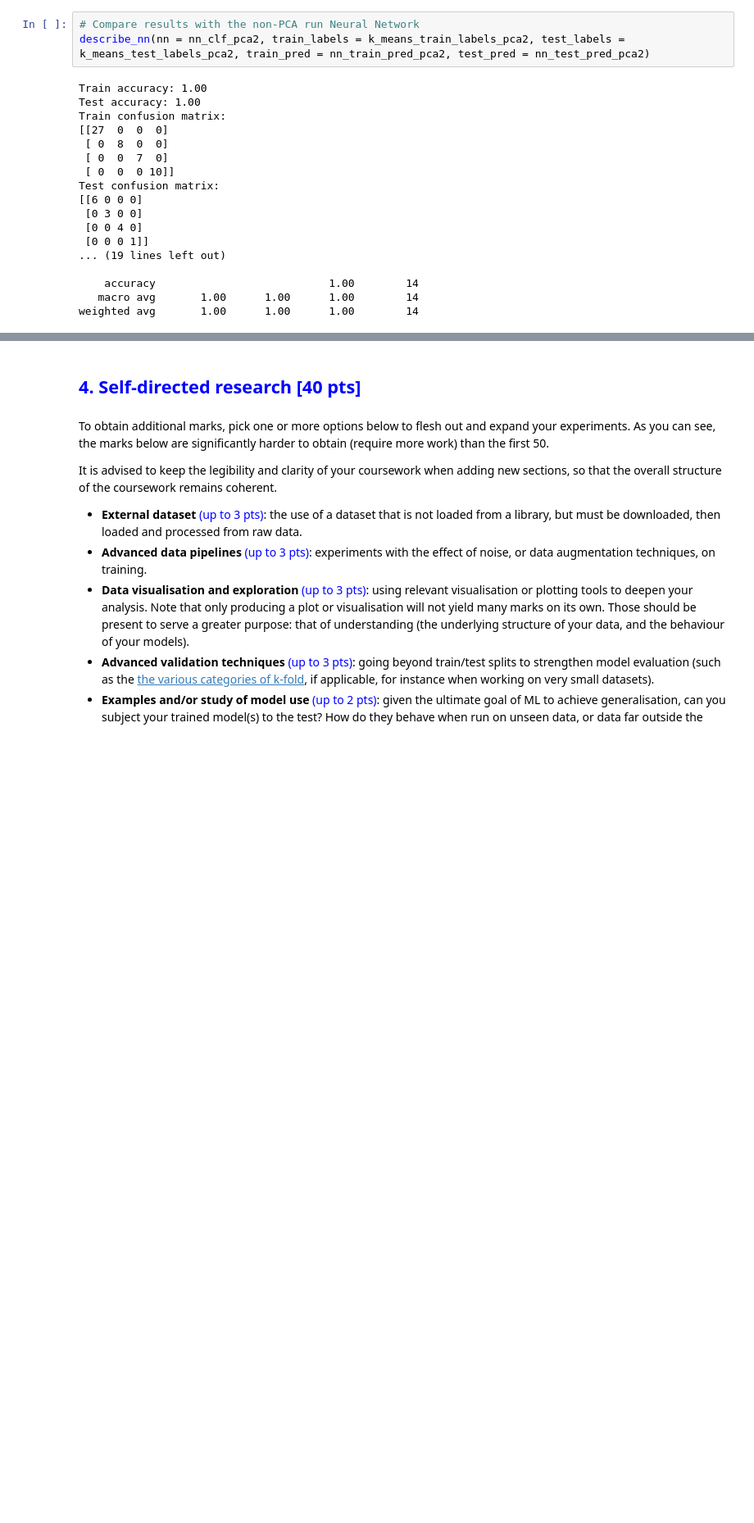
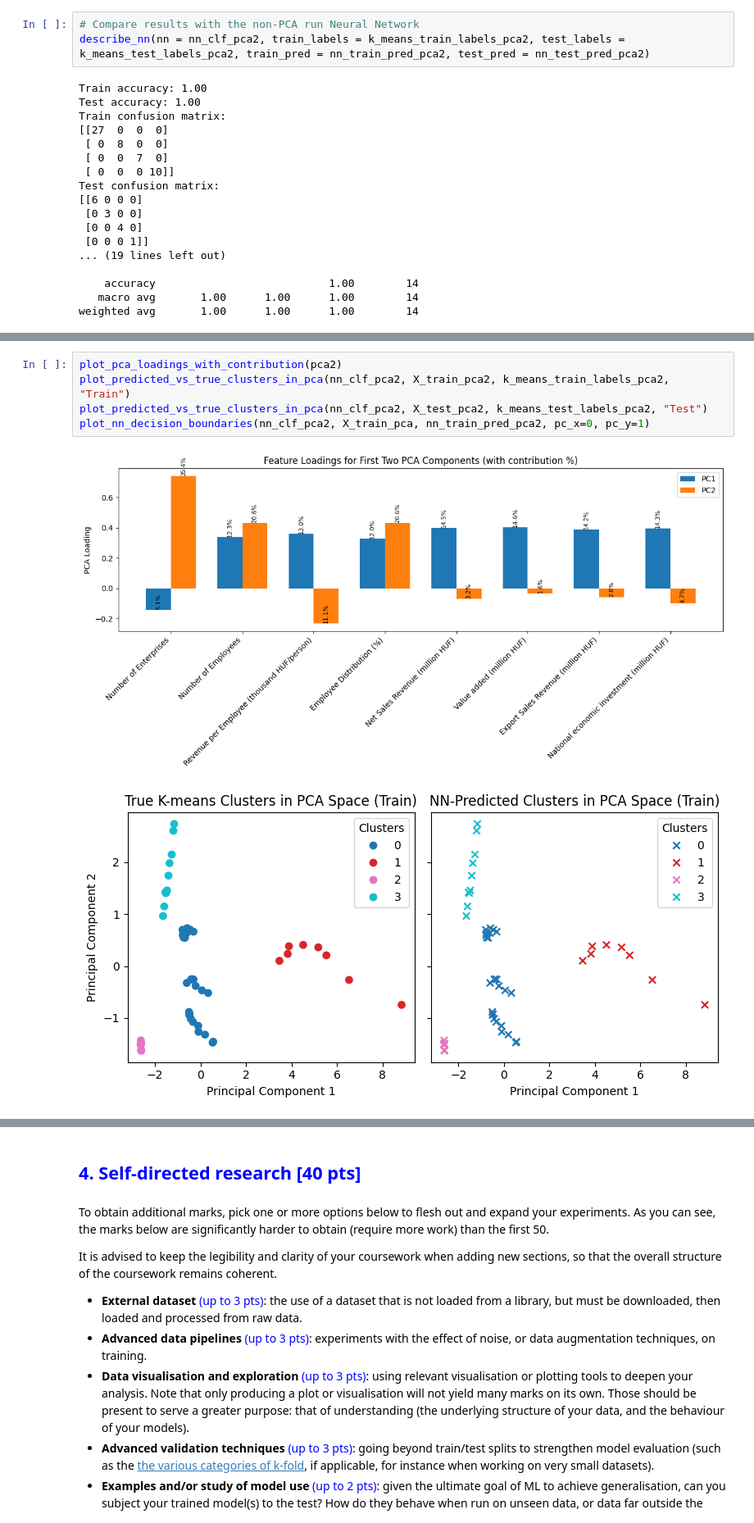
Before and after one commit to TheKusz/ML_DSM040-2025-APR, a Jupyter notebook: CW 2/CW2.ipynb, the cells around one changed output, grey strips where cells are left out. Shown at 82% size. Saved outputs shown, nothing was run; the diff lists cells and outputs as text; blank space fills up the shorter version.

```diff
--- a/CW 2/CW2.ipynb
+++ b/CW 2/CW2.ipynb
@@ -1337,2 +1355,10 @@ def plot_predicted_vs_true_clusters_in_pca():
     plt.tight_layout()
     plt.show()
+# %%
+plot_pca_loadings_with_contribution(pca2)
+plot_predicted_vs_true_clusters_in_pca(nn_clf_pca2, X_train_pca2, k_means_train_labels_pca2, "Train")
+plot_predicted_vs_true_clusters_in_pca(nn_clf_pca2, X_test_pca2, k_means_test_labels_pca2, "Test")
+plot_nn_decision_boundaries(nn_clf_pca2, X_train_pca, nn_train_pred_pca2, pc_x=0, pc_y=1)
+# %% [output]
+[figure, added]
+[figure, added]
```
Also changed, not shown: parts of 4 cells of this notebook.
